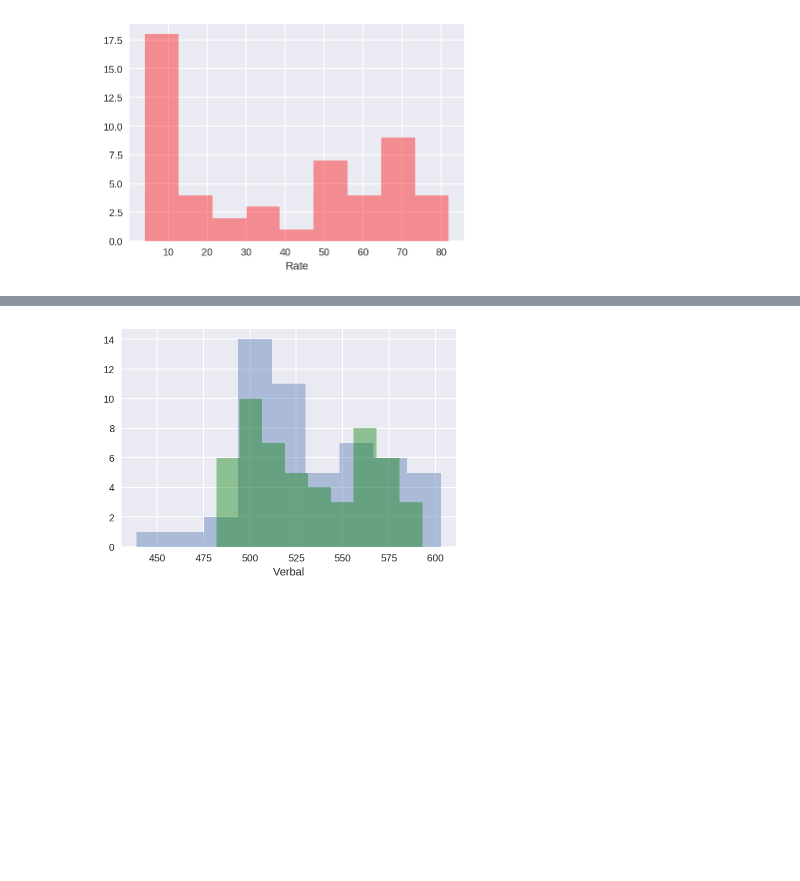
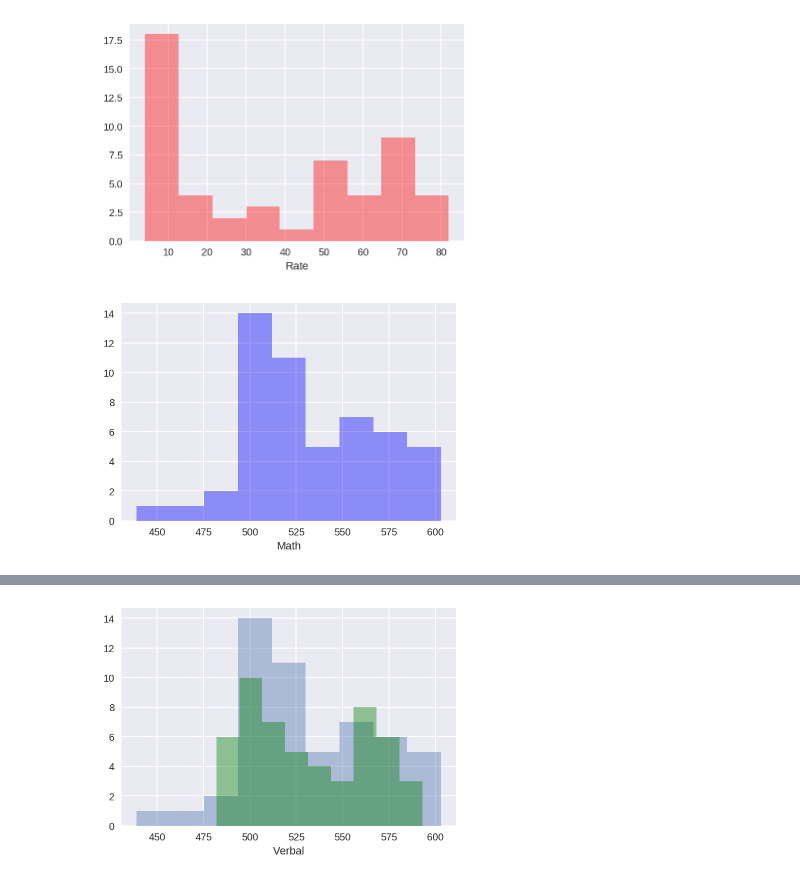
Before and after one commit to godsylla/Civic-Data-Analysis, a Jupyter notebook: project-02-v2-starter-code.ipynb, the cells around one changed output, grey strips where cells are left out. Cells and saved outputs as stored; diff of their text form; code cells hidden in the pictures; blank space fills up the shorter version.

```diff
--- a/project-02-v2-starter-code.ipynb
+++ b/project-02-v2-starter-code.ipynb
@@ -322,3 +322,8 @@ sns.distplot(scores_pd_df['Rate'], kde=False, bins=9, color='r')
 plt.show()
 # %% [output]
 [figure]
+# %%
+sns.distplot(scores_pd_df['Math'], kde=False, bins=9, color = 'b')
+plt.show()
+# %% [output]
+[figure, added]
```
Also changed, not shown: parts of 12 cells of this notebook.
